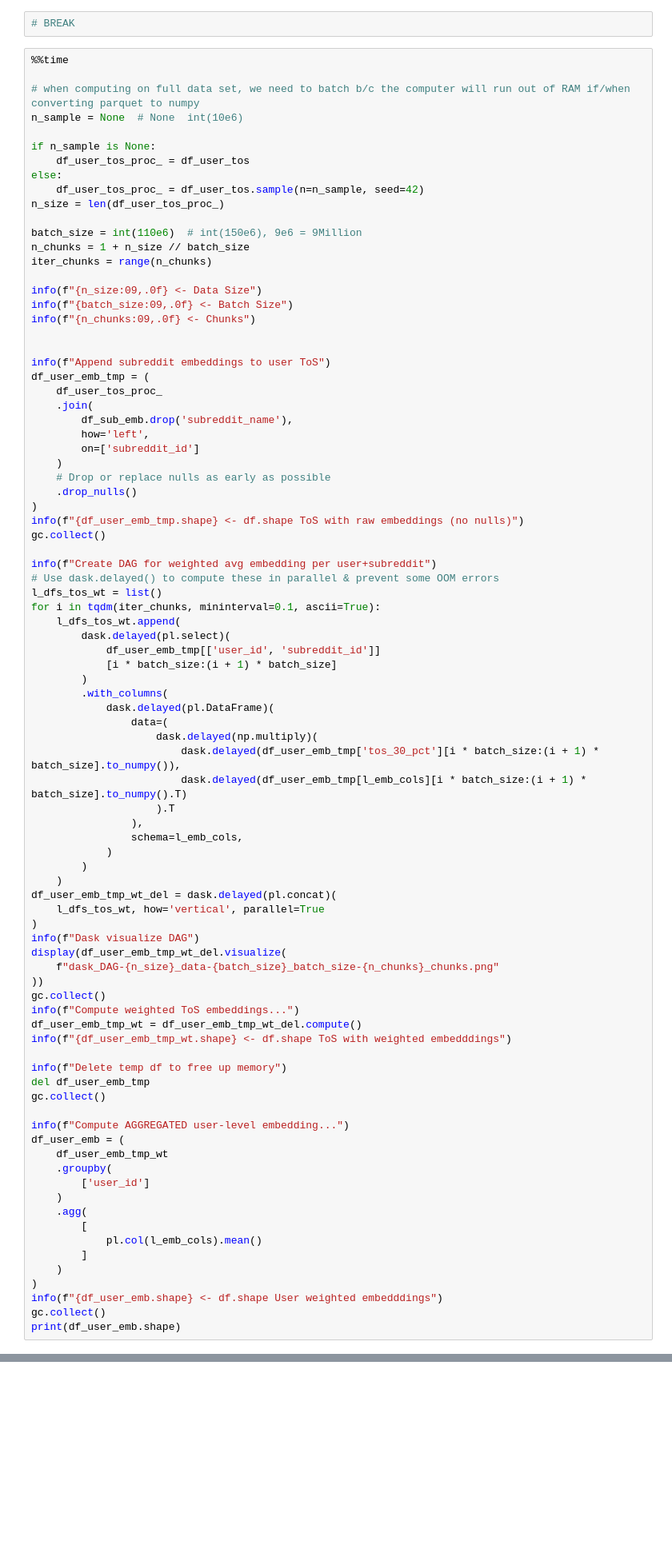
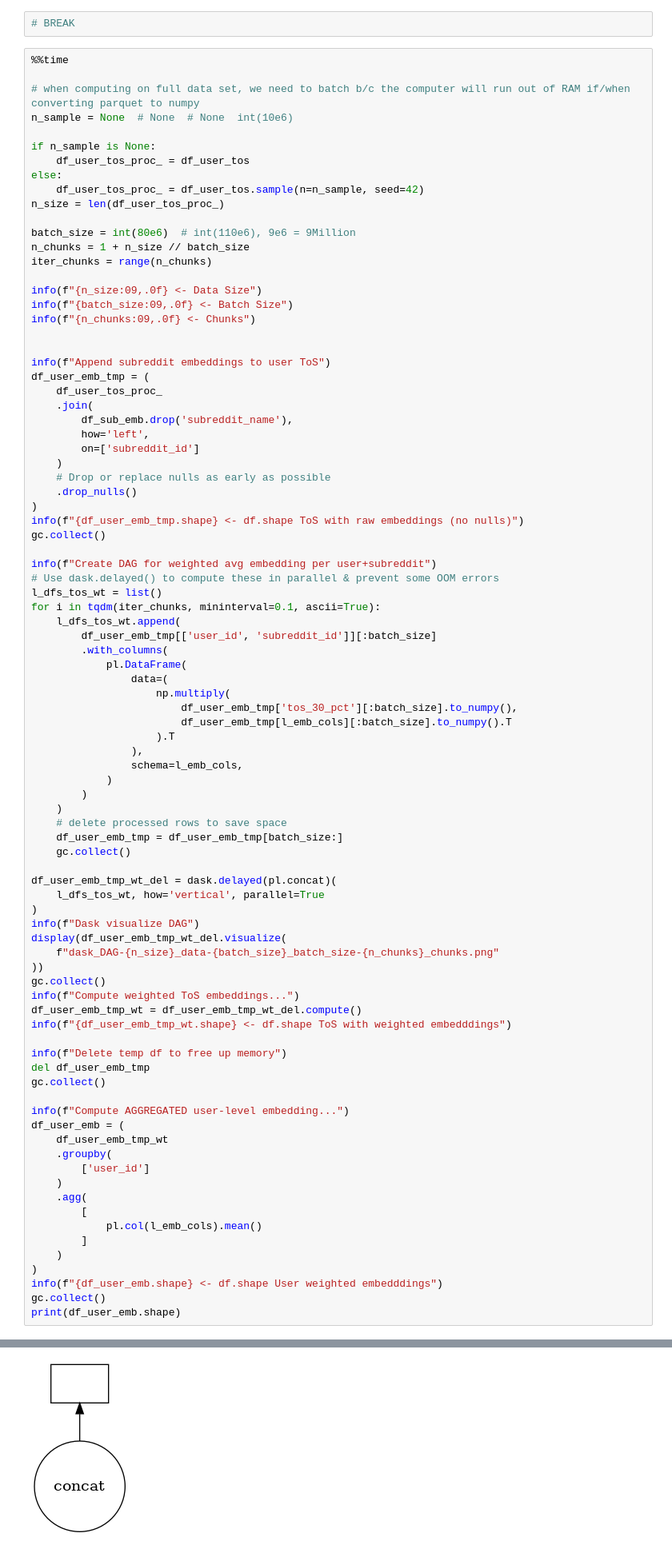
Before and after one commit to nazanin-zinouri/subclu, a Jupyter notebook: notebooks/pn_modeling/djb_01.00-2023-04-11-clean_get_user_embeddings_to_file.ipynb, the cells around one changed output, grey strips where cells are left out. Shown at 80% size. Saved outputs shown, nothing was run; the diff lists cells and outputs as text; blank space fills up the shorter version.

```diff
--- a/notebooks/pn_modeling/djb_01.00-2023-04-11-clean_get_user_embeddings_to_file.ipynb
+++ b/notebooks/pn_modeling/djb_01.00-2023-04-11-clean_get_user_embeddings_to_file.ipynb
@@ -441,7 +545,7 @@ print(df_user_emb.shape)
 %%time
 
 # when computing on full data set, we need to batch b/c the computer will run out of RAM if/when converting parquet to numpy
-n_sample = None  # None  int(10e6)
+n_sample = None  # None  # None  int(10e6)
 
 if n_sample is None:
     df_user_tos_proc_ = df_user_tos
@@ -449,7 +553,7 @@ else:
     df_user_tos_proc_ = df_user_tos.sample(n=n_sample, seed=42)
 n_size = len(df_user_tos_proc_)
 
-batch_size = int(110e6)  # int(150e6), 9e6 = 9Million
+batch_size = int(80e6)  # int(110e6), 9e6 = 9Million
 n_chunks = 1 + n_size // batch_size
 iter_chunks = range(n_chunks)
 
@@ -477,22 +581,23 @@ info(f"Create DAG for weighted avg embedding per user+subreddit")
 l_dfs_tos_wt = list()
 for i in tqdm(iter_chunks, mininterval=0.1, ascii=True):
     l_dfs_tos_wt.append(
-        dask.delayed(pl.select)(
-            df_user_emb_tmp[['user_id', 'subreddit_id']]
-            [i * batch_size:(i + 1) * batch_size]
-        )
+        df_user_emb_tmp[['user_id', 'subreddit_id']][:batch_size]
         .with_columns(
-            dask.delayed(pl.DataFrame)(
+            pl.DataFrame(
                 data=(
-                    dask.delayed(np.multiply)(
-                        dask.delayed(df_user_emb_tmp['tos_30_pct'][i * batch_size:(i + 1) * batch_size].to_numpy()),
-                        dask.delayed(df_user_emb_tmp[l_emb_cols][i * batch_size:(i + 1) * batch_size].to_numpy().T)
+                    np.multiply(
+                        df_user_emb_tmp['tos_30_pct'][:batch_size].to_numpy(),
+                        df_user_emb_tmp[l_emb_cols][:batch_size].to_numpy().T
                     ).T
                 ),
                 schema=l_emb_cols,
             )
         )
     )
+    # delete processed rows to save space
+    df_user_emb_tmp = df_user_emb_tmp[batch_size:]
+    gc.collect()
+
 df_user_emb_tmp_wt_del = dask.delayed(pl.concat)(
     l_dfs_tos_wt, how='vertical', parallel=True
 )
@@ -524,3 +629,4 @@ df_user_emb = (
 info(f"{df_user_emb.shape} <- df.shape User weighted embedddings")
 gc.collect()
 print(df_user_emb.shape)
+# %% [output]
@@ -526,0 +640 @@ print(df_user_emb.shape)
+[figure, added]
```
Also changed, not shown: parts of 23 cells of this notebook, 4 other files.
